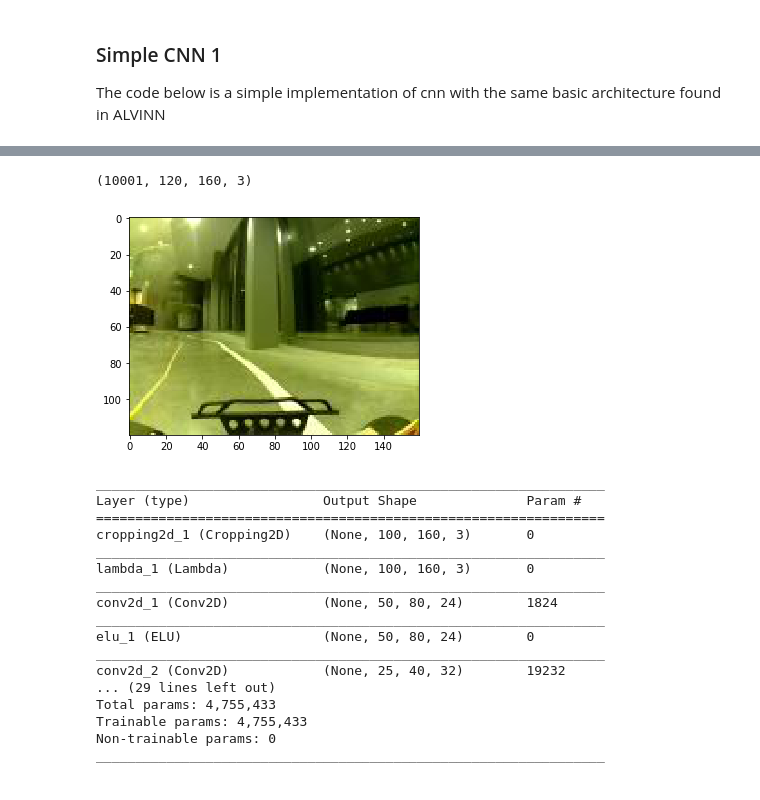
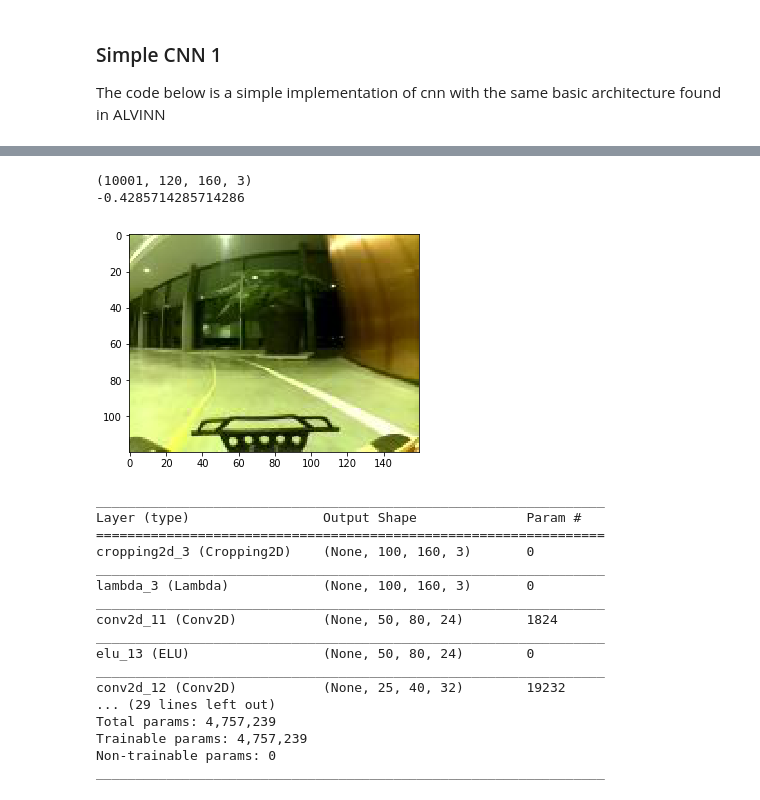
Before and after one commit to jzisheng/Scaled-Self-Driving-Car, a Jupyter notebook: notebooks/CNNv1 - Float output.ipynb, the cells around one changed output, grey strips where cells are left out. Cells and saved outputs as stored; diff of their text form; code cells hidden in the pictures.

Commit message:
Setting up support for steering binnning and unbinning

```diff
--- a/notebooks/CNNv1 - Float output.ipynb
+++ b/notebooks/CNNv1 - Float output.ipynb
@@ -28,15 +27,18 @@ SyntaxError: invalid syntax (<ipython-input-1-a6abf2a194cc>, line 14)
 # %%
-filepath = "../datasets/car-data-3-4/"
+#filepath = "../datasets/car-data-3-4/"
+filepath = "../datasets/track_sess_2-23/"
 dl = DataLoader(filepath,10000)
 
-#filepath = "../datasets/track_sess_2-23/"
 train_x, train_y = dl.load()
 # %%
 print(train_x.shape)
-imgplot = plt.imshow(train_x[10])
+i = 310
+print(utils.linear_unbin(train_y[i]))
+imgplot = plt.imshow(train_x[i])
 # %% [output]
 (10001, 120, 160, 3)
+-0.4285714285714286
-[figure, old version]
+[figure, new version]
 # %%
 import models
 
@@ -49,12 +51,12 @@ checkpointer = keras.callbacks.ModelCheckpoint(
 
 # Get training image row, col, channels
 img_sz = train_x.shape[1:]
-model = models.get_nvidia_model(1)
+model = models.get_nvidia_model(15)
 #train_generator, validation_generator, n_train, n_val \
 #    = train.make_generators(20000, limit=limit, batch_size=batch_size, aug_perc=aug_perc)
 
-model.compile(optimizer='adam',
-              loss='mean_absolute_error',
+model.compile(optimizer='adadelta',
+              loss='mse',
               metrics=['accuracy'])
 
 model.summary()
@@ -62,18 +64,18 @@ model.summary()
 _________________________________________________________________
 Layer (type)                 Output Shape              Param #
 =================================================================
-cropping2d_1 (Cropping2D)    (None, 100, 160, 3)       0
+cropping2d_3 (Cropping2D)    (None, 100, 160, 3)       0
 _________________________________________________________________
-lambda_1 (Lambda)            (None, 100, 160, 3)       0
+lambda_3 (Lambda)            (None, 100, 160, 3)       0
 _________________________________________________________________
-conv2d_1 (Conv2D)            (None, 50, 80, 24)        1824
+conv2d_11 (Conv2D)           (None, 50, 80, 24)        1824
 _________________________________________________________________
-elu_1 (ELU)                  (None, 50, 80, 24)        0
+elu_13 (ELU)                 (None, 50, 80, 24)        0
 _________________________________________________________________
-conv2d_2 (Conv2D)            (None, 25, 40, 32)        19232
+conv2d_12 (Conv2D)           (None, 25, 40, 32)        19232
 ... (29 lines left out)
-Total params: 4,755,433
-Trainable params: 4,755,433
+Total params: 4,757,239
+Trainable params: 4,757,239
 Non-trainable params: 0
 _________________________________________________________________
 # %%
```
Also changed, not shown: parts of 2 cells of this notebook, 8 other files.
